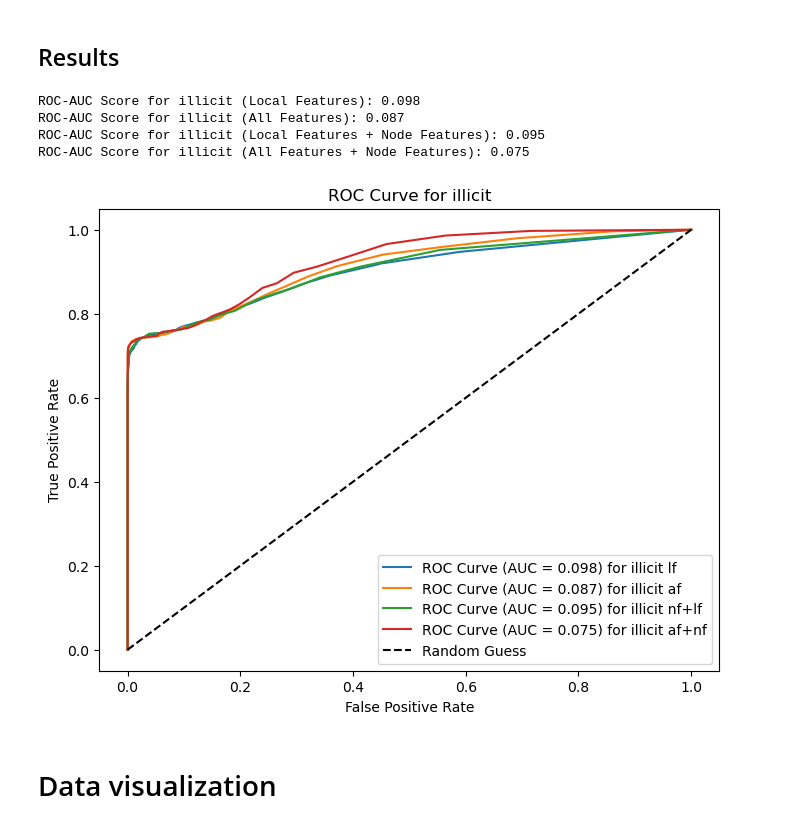
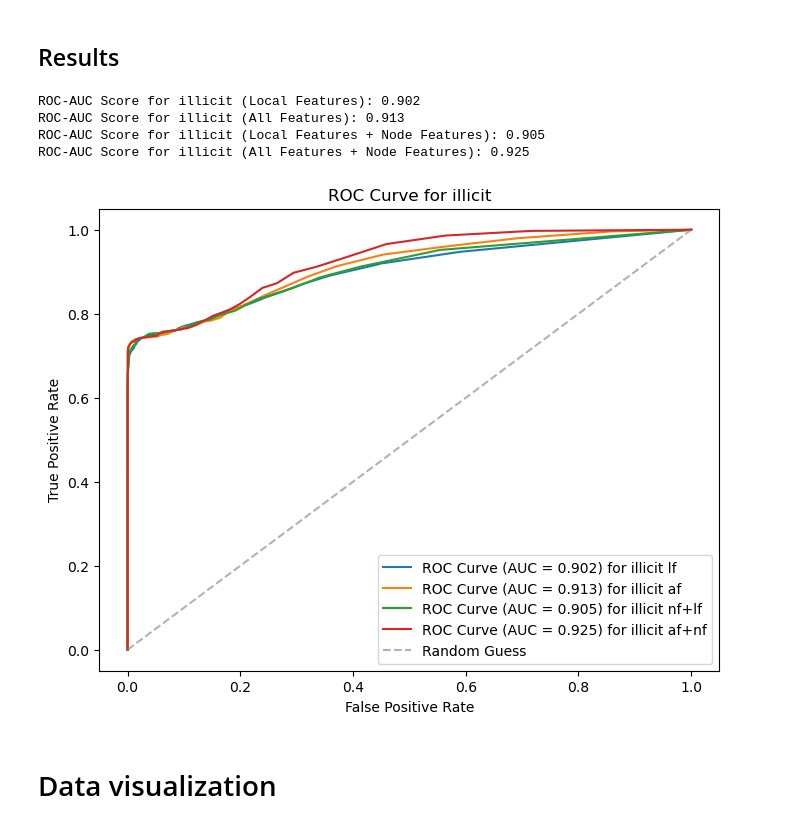
Before and after one commit to Roger987/Graph-Fraud-Detection, a Jupyter notebook: src/fraud_detection-supervised.ipynb, the cells around one changed output. Saved outputs shown, nothing was run; the diff lists cells and outputs as text; code cells hidden in the pictures.

Commit message:
Plots

```diff
--- a/src/fraud_detection-supervised.ipynb
+++ b/src/fraud_detection-supervised.ipynb
@@ -230,6 +230,8 @@ Cross-validated F1 Score all features + node featuress: 0.9555858149314049
 # %% [markdown]
 ## Results
 # %%
+y_test_binary = (y_test == '1').astype(int)
+
 class_index_lf = clf_LF.classes_.tolist().index('1')
 y_prob_lf = clf_LF.predict_proba(X_test_LF)[:, class_index_lf]
 
@@ -239,43 +241,43 @@ y_prob_af = clf_AF.predict_proba(X_test_AF)[:, class_index_af]
 class_index_lf_nf = clf_LF_NF.classes_.tolist().index('1')
 y_prob_lf_nf = clf_LF_NF.predict_proba(X_test_LF_NF)[:, class_index_lf_nf]
 
 class_index_af_nf = clf_AF_NF.classes_.tolist().index('1')
 y_prob_af_nf = clf_AF_NF.predict_proba(X_test_AF_NF)[:, class_index_af_nf]
 
 fpr_lf, tpr_lf, thresholds_lf = roc_curve(y_test, y_prob_lf, pos_label='1')
 fpr_af, tpr_af, thresholds_af = roc_curve(y_test, y_prob_af, pos_label='1')
 fpr_lf_nf, tpr_lf_nf, thresholds_lf_nf = roc_curve(y_test, y_prob_lf_nf, pos_label='1')
 fpr_af_nf, tpr_af_nf, thresholds_af_nf = roc_curve(y_test, y_prob_af_nf, pos_label='1')
 
-roc_auc_lf = roc_auc_score(y_test, y_prob_lf)
+roc_auc_lf = roc_auc_score(y_test_binary, y_prob_lf)
 print(f"ROC-AUC Score for illicit (Local Features): {roc_auc_lf:.3f}")
 
-roc_auc_af = roc_auc_score(y_test, y_prob_af)
+roc_auc_af = roc_auc_score(y_test_binary, y_prob_af)
 print(f"ROC-AUC Score for illicit (All Features): {roc_auc_af:.3f}")
 
-roc_auc_lf_nf = roc_auc_score(y_test, y_prob_lf_nf)
+roc_auc_lf_nf = roc_auc_score(y_test_binary, y_prob_lf_nf)
 print(f"ROC-AUC Score for illicit (Local Features + Node Features): {roc_auc_lf_nf:.3f}")
 
-roc_auc_af_nf = roc_auc_score(y_test, y_prob_af_nf)
+roc_auc_af_nf = roc_auc_score(y_test_binary, y_prob_af_nf)
 print(f"ROC-AUC Score for illicit (All Features + Node Features): {roc_auc_af_nf:.3f}")
 
 plt.figure(figsize=(8, 6))
 plt.plot(fpr_lf, tpr_lf, label=f"ROC Curve (AUC = {roc_auc_lf:.3f}) for illicit lf")
 plt.plot(fpr_af, tpr_af, label=f"ROC Curve (AUC = {roc_auc_af:.3f}) for illicit af")
 plt.plot(fpr_lf_nf, tpr_lf_nf, label=f"ROC Curve (AUC = {roc_auc_lf_nf:.3f}) for illicit nf+lf")
 plt.plot(fpr_af_nf, tpr_af_nf, label=f"ROC Curve (AUC = {roc_auc_af_nf:.3f}) for illicit af+nf")
-plt.plot([0, 1], [0, 1], 'k--', label="Random Guess")
+plt.plot([0, 1], [0, 1], color='grey', linestyle='--', alpha=0.6, label="Random Guess")
 plt.xlabel("False Positive Rate")
 plt.ylabel("True Positive Rate")
 plt.title("ROC Curve for illicit")
 plt.legend(loc="lower right")
 plt.show()
 # %% [output]
-ROC-AUC Score for illicit (Local Features): 0.098
-ROC-AUC Score for illicit (All Features): 0.087
-ROC-AUC Score for illicit (Local Features + Node Features): 0.095
-ROC-AUC Score for illicit (All Features + Node Features): 0.075
+ROC-AUC Score for illicit (Local Features): 0.902
+ROC-AUC Score for illicit (All Features): 0.913
+ROC-AUC Score for illicit (Local Features + Node Features): 0.905
+ROC-AUC Score for illicit (All Features + Node Features): 0.925
-[figure, old version]
+[figure, new version]
 # %%
 #import pandas as pd
 
```
Also changed, not shown: parts of 2 cells of this notebook.
